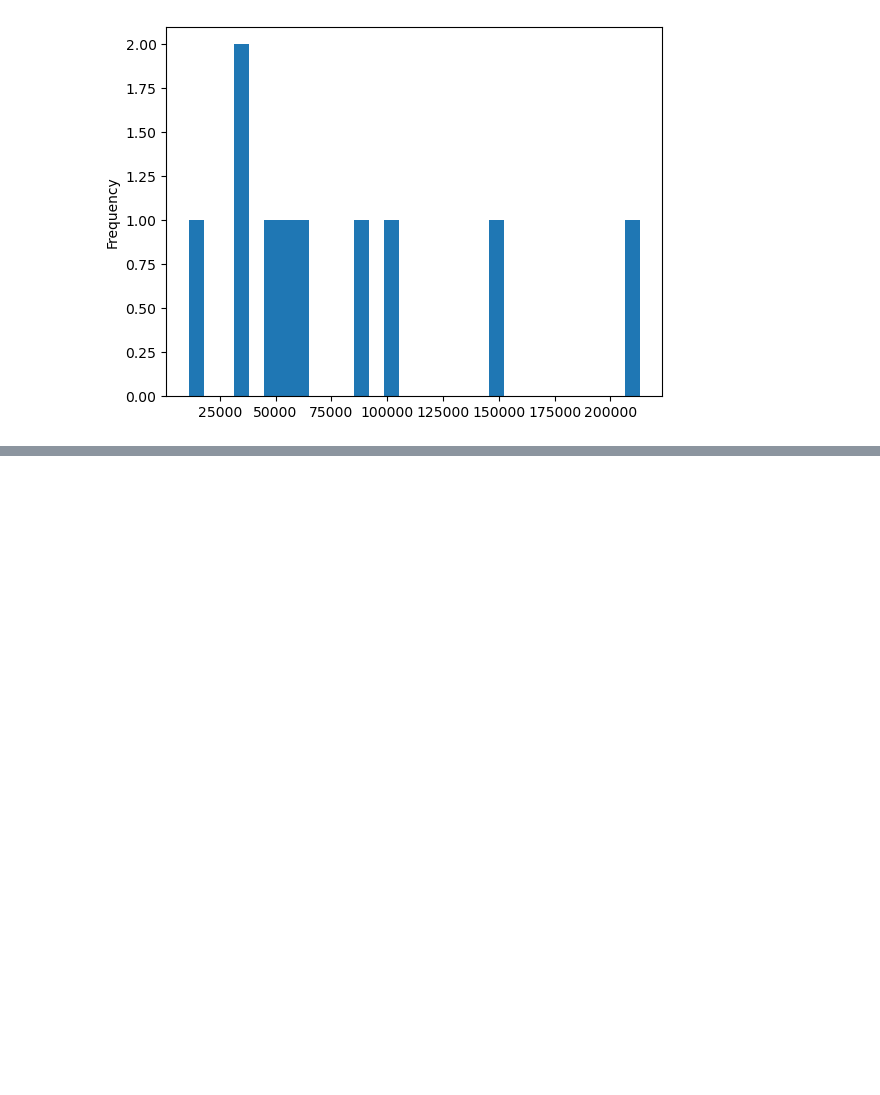
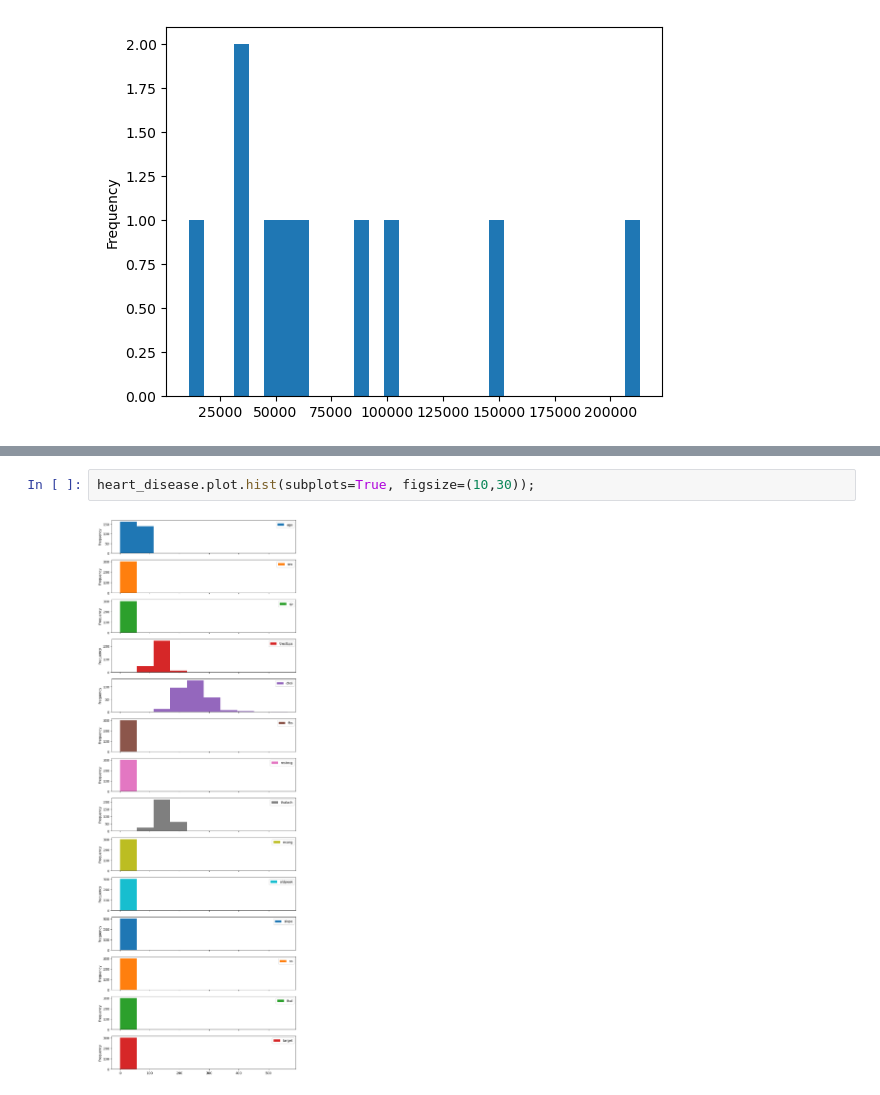
Before and after one commit to abdullahsultan/ML_Understanding, a Jupyter notebook: MatplotlibNoteBook.ipynb, the cells around one changed output, grey strips where cells are left out. Saved outputs shown, nothing was run; the diff lists cells and outputs as text; blank space fills up the shorter version.

```diff
--- a/MatplotlibNoteBook.ipynb
+++ b/MatplotlibNoteBook.ipynb
@@ -275,0 +308,4 @@ car_sales["Odometer (KM)"].plot.hist(bins=30);
+# %%
+heart_disease.plot.hist(subplots=True, figsize=(10,30));
+# %% [output]
+[figure, added]
```
Also changed, not shown: parts of 19 cells of this notebook, 1 other file.
